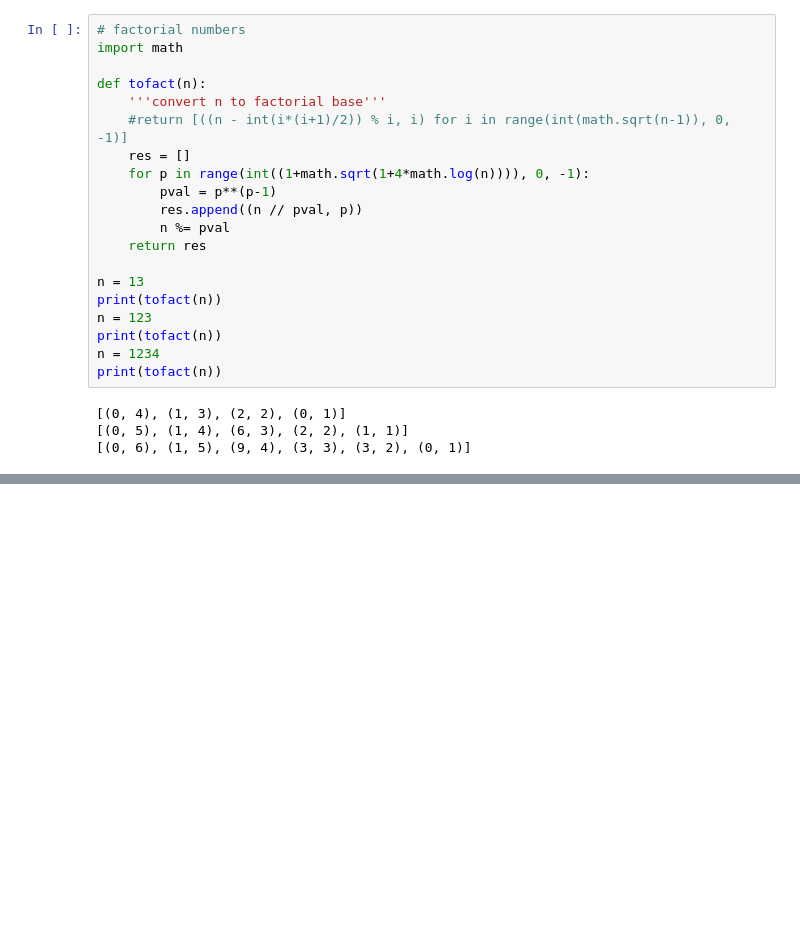
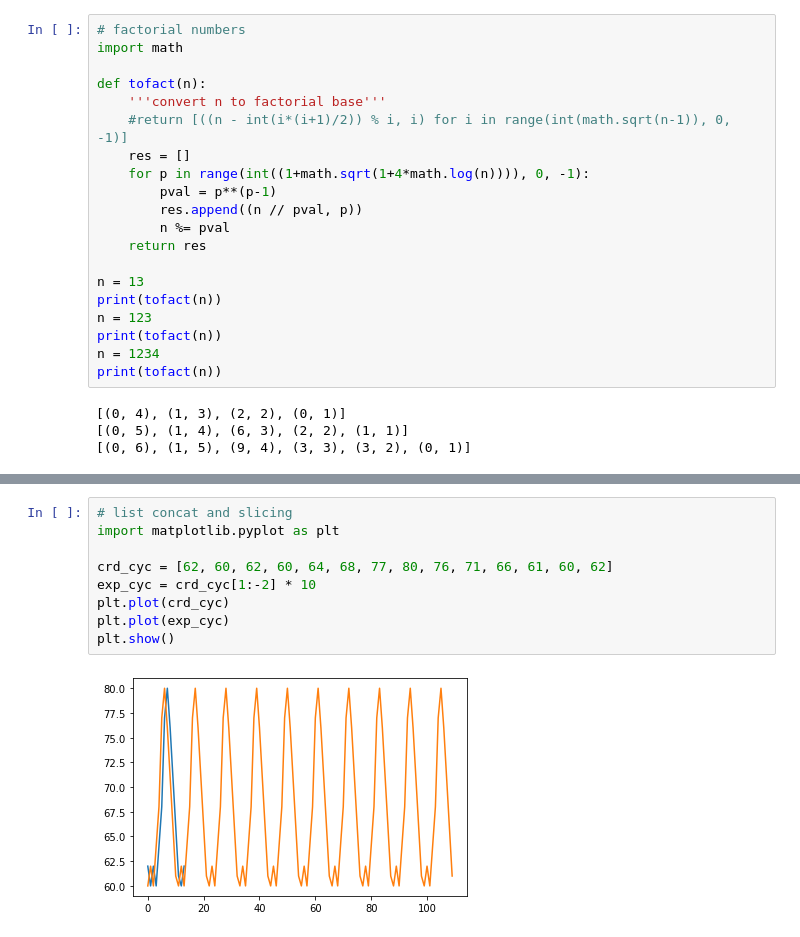
Before and after one commit to Unilmalas/TextAI, a Jupyter notebook: snippets36.ipynb, the cells around one changed output, grey strips where cells are left out. Saved outputs shown, nothing was run; the diff lists cells and outputs as text; blank space fills up the shorter version.

```diff
--- a/snippets36.ipynb
+++ b/snippets36.ipynb
@@ -2962,0 +3162,11 @@ print(tofact(n))
+# %%
+# list concat and slicing
+import matplotlib.pyplot as plt
+
+crd_cyc = [62, 60, 62, 60, 64, 68, 77, 80, 76, 71, 66, 61, 60, 62]
+exp_cyc = crd_cyc[1:-2] * 10
+plt.plot(crd_cyc)
+plt.plot(exp_cyc)
+plt.show()
+# %% [output]
+[figure, added]
```
Also changed, not shown: parts of 17 cells of this notebook.
